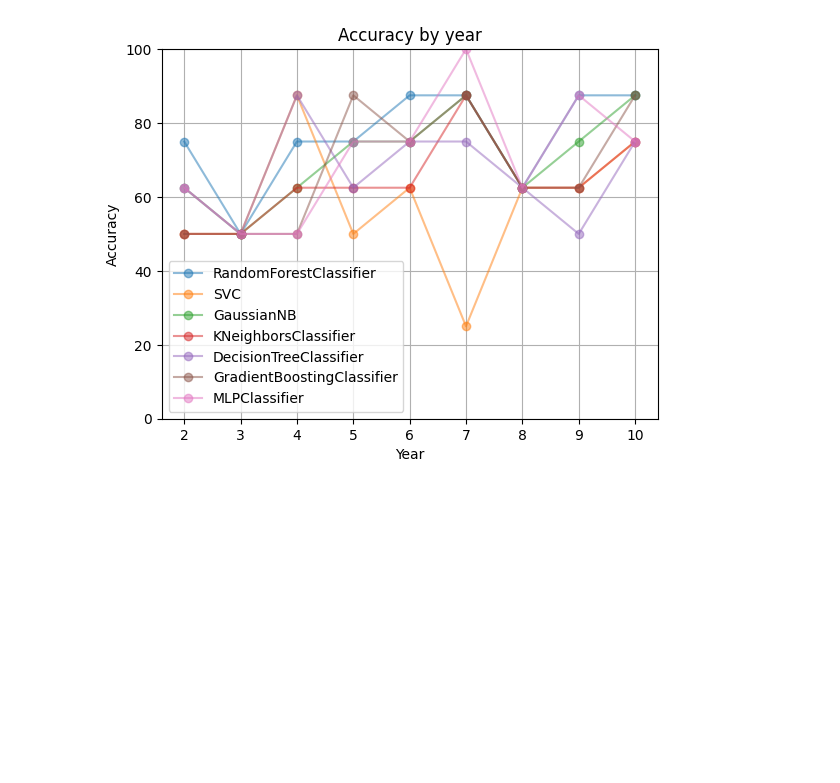
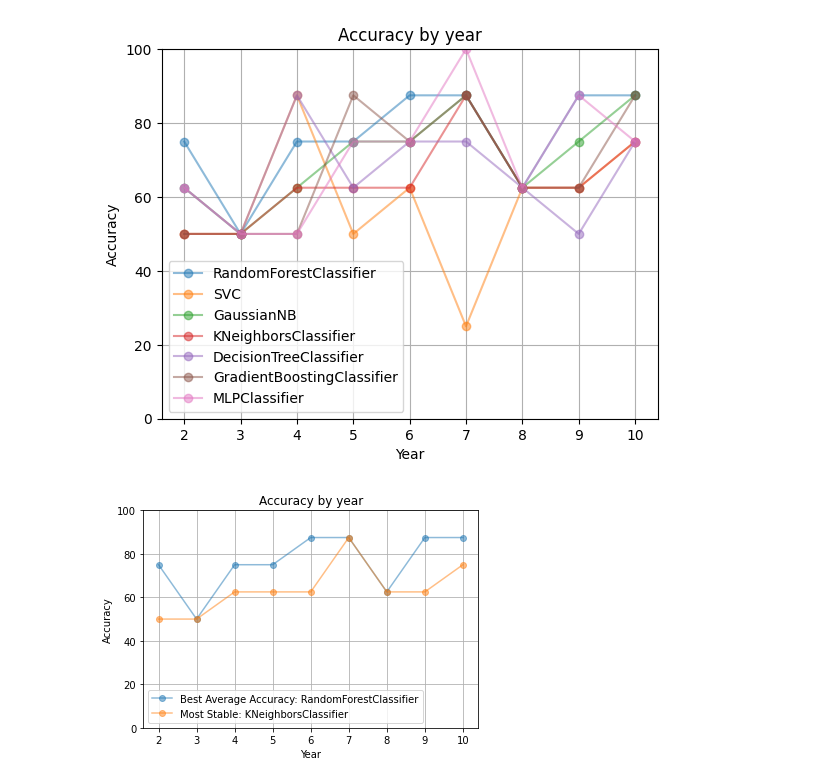
Before and after one commit to m21ark/ac, a Jupyter notebook: tmp.ipynb, the cells around one changed output. Saved outputs shown, nothing was run; the diff lists cells and outputs as text; code cells hidden in the pictures; blank space fills up the shorter version.

Commit message:
Top2 graphs

```diff
--- a/tmp.ipynb
+++ b/tmp.ipynb
@@ -181,3 +183,38 @@ check_accuracy_by_year2(models)
 # %% [output]
 [[75.0, 50.0, 75.0, 75.0, 87.5, 87.5, 62.5, 87.5, 87.5], [50.0, 50.0, 87.5, 50.0, 62.5, 25.0, 62.5, 62.5, 75.0], [62.5, 50.0, 62.5, 75.0, 75.0, 87.5, 62.5, 75.0, 87.5], [50.0, 50.0, 62.5, 62.5, 62.5,  ...
 [figure]
+# %%
+import numpy as np
+import matplotlib.pyplot as plt
+
+accs = [[75.0, 50.0, 75.0, 75.0, 87.5, 87.5, 62.5, 87.5, 87.5], [50.0, 50.0, 87.5, 50.0, 62.5, 25.0, 62.5, 62.5, 75.0], [62.5, 50.0, 62.5, 75.0, 75.0, 87.5, 62.5, 75.0, 87.5], [50.0, 50.0, 62.5, 62.5, 62.5, 87.5, 62.5, 62.5, 75.0], [62.5, 50.0, 87.5, 62.5, 75.0, 75.0, 62.5, 50.0, 75.0], [50.0, 50.0, 50.0, 87.5, 75.0, 87.5, 62.5, 62.5, 87.5], [62.5, 50.0, 50.0, 75.0, 75.0, 100.0, 62.5, 87.5, 75.0]]
+
+years = list(range(2, 11))
+model_names = [type(model()).__name__ for model in models]
+
+# Calculate the average accuracy and standard deviation for each model
+avg_accuracies = [np.mean(model_accs) for model_accs in accs]
+std_accuracies = [np.std(model_accs) for model_accs in accs]
+
+# Find the index of the model with the highest average accuracy and lowest standard deviation
+best_avg_model_index = np.argmax(avg_accuracies)
+most_stable_model_index = np.argmin(std_accuracies)
+
+# Plot the accuracy line graphs for the best average model and the most stable model
+plt.plot(years, accs[best_avg_model_index], label=f"Best Average Accuracy: {model_names[best_avg_model_index]}", marker='o', linestyle='-', alpha=0.5)
+plt.plot(years, accs[most_stable_model_index], label=f"Most Stable: {model_names[most_stable_model_index]}", marker='o', linestyle='-', alpha=0.5)
+
+# Add legend
+plt.legend()
+
+# Set Y-axis limits
+plt.ylim(0, 100)
+
+plt.xlabel("Year")
+plt.ylabel("Accuracy")
+plt.title("Accuracy by year")
+plt.grid(True)
+
+plt.show()
+# %% [output]
+[figure, added]
```
Also changed, not shown: parts of 2 cells of this notebook.
